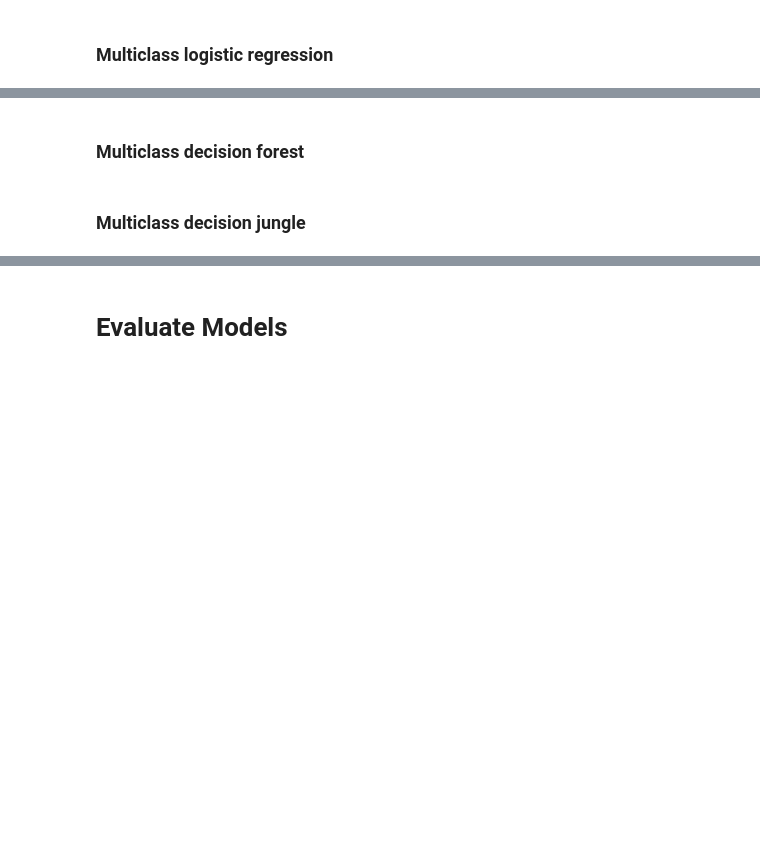
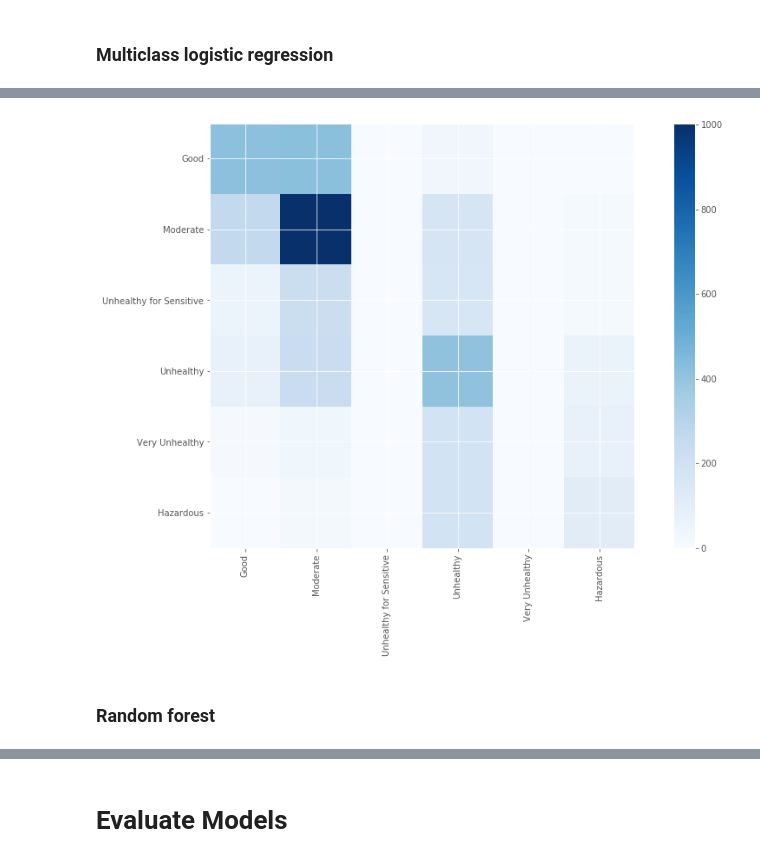
Before and after one commit to iq3k/Ulaanbaatar-PM2.5-Prediction, a Jupyter notebook: Ulaanbaatar PM2.5 Prediction.ipynb, the cells around one changed output, grey strips where cells are left out. Cells and saved outputs as stored; diff of their text form; code cells hidden in the pictures; blank space fills up the shorter version.

```diff
--- a/Ulaanbaatar PM2.5 Prediction.ipynb
+++ b/Ulaanbaatar PM2.5 Prediction.ipynb
@@ -1342,2 +1479,7 @@ plt.show()
 # %% [markdown]
 ### Multiclass logistic regression
+# %%
+from sklearn.linear_model import LogisticRegression
+
+# Create logistic regression object
+log_regr = LogisticRegression()
@@ -1343,0 +1500,3 @@ plt.show()
+# %%
+# Make predictions using the testing set
+log_regr_pred = log_regr.predict(X_test_cl)
@@ -1343,0 +1506,3 @@ plt.show()
+# %%
+# Calculate confusion matrix
+confusion_log_regr = confusion_matrix(y_test_cl, log_regr_pred)
@@ -1344,4 +1518,13 @@ plt.show()
+# %%
+columns = ['Good','Moderate','Unhealthy for Sensitive','Unhealthy','Very Unhealthy','Hazardous']
+
+plt.imshow(confusion_log_regr, cmap=plt.cm.Blues, interpolation='nearest')
+plt.xticks([0,1,2,3,4,5], columns, rotation='vertical')
+plt.yticks([0,1,2,3,4,5], columns)
+plt.colorbar()
+
+plt.show()
+# %% [output]
+[figure, added]
 # %% [markdown]
-### Multiclass decision forest
+### Random forest
-# %% [markdown]
-### Multiclass decision jungle
```
Also changed, not shown: parts of 60 cells of this notebook, 2 other files.
